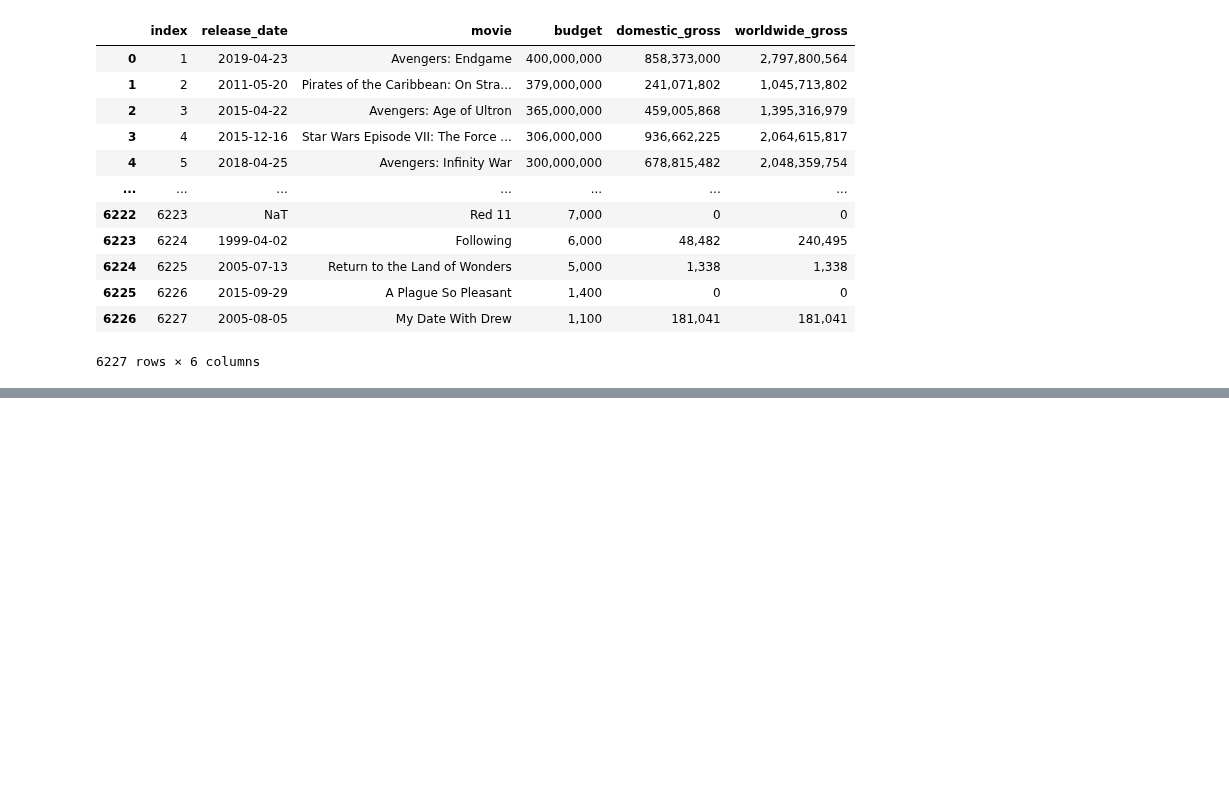
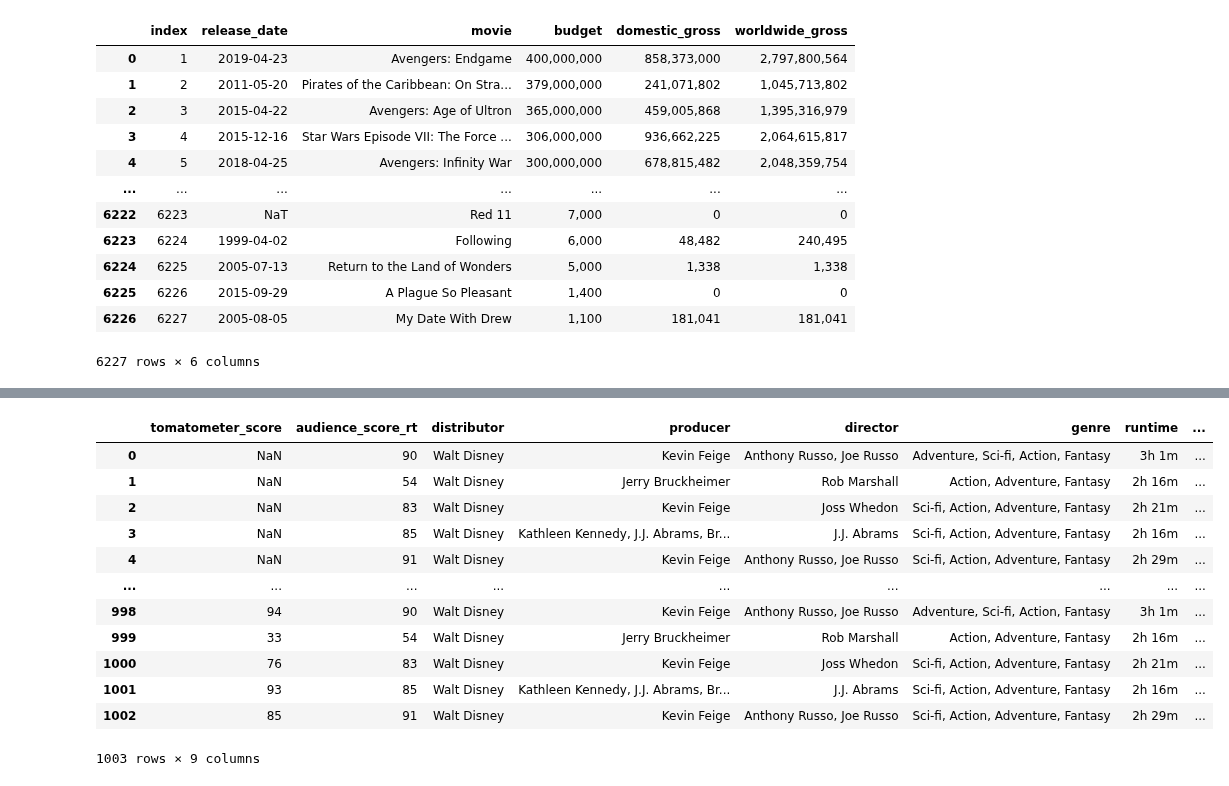
Before and after one commit to lmbauyeung/Final_Project, a Jupyter notebook: Web Scraping_Rotten Tomatoes.ipynb, the cells around one changed output, grey strips where cells are left out. Drawn from its saved outputs; the diff is of its cells as text; code cells hidden in the pictures; blank space fills up the shorter version.

```diff
--- a/Web Scraping_Rotten Tomatoes.ipynb
+++ b/Web Scraping_Rotten Tomatoes.ipynb
@@ -112,6 +142 @@ urls
  ...]
-# %%
-re = requests.get(urls[0])
-soup = BeautifulSoup(re.content, 'html.parser')
-x = soup.select('search-page-media-row a')[0].get('href')
-x
@@ -120,6 +142,0 @@ x
-# %%
-list_urls = []
-for u in range(0, 10):
-    re = requests.get(urls[u])
-    soup_search = BeautifulSoup(re.content, 'html.parser')
-    list_urls.append(soup_search.select('search-page-media-row a')[0].get('href'))
@@ -138,0 +153,10 @@ list_urls
+# %%
+tomatometer_score = []
+audience_score_rt = []
+distributor = []
+director = []
+producer = []
+genre = []
+runtime = []
+original_language = []
+MPA_Ratings = []
@@ -138,0 +265,19 @@ list_urls
+# %%
+df_try = pd.DataFrame(list(zip(tomatometer_score, audience_score_rt, distributor, producer, director, genre, runtime, original_language, MPA_Ratings)),
+               columns =['tomatometer_score', "audience_score_rt", "distributor", 'producer', "director", "genre", "runtime", "original_language", "MPA_Ratings"])
+# %%
+df_try
+# %% [output]
+|  | tomatometer_score | audience_score_rt | distributor | producer | director | genre | runtime | ... |
+| 0 | NaN | 90 | Walt Disney | Kevin Feige | Anthony Russo, Joe Russo | Adventure, Sci-fi, Action, Fantasy | 3h 1m | ... |
+| 1 | NaN | 54 | Walt Disney | Jerry Bruckheimer | Rob Marshall | Action, Adventure, Fantasy | 2h 16m | ... |
+| 2 | NaN | 83 | Walt Disney | Kevin Feige | Joss Whedon | Sci-fi, Action, Adventure, Fantasy | 2h 21m | ... |
+| 3 | NaN | 85 | Walt Disney | Kathleen Kennedy, J.J. Abrams, Br... | J.J. Abrams | Sci-fi, Action, Adventure, Fantasy | 2h 16m | ... |
+| 4 | NaN | 91 | Walt Disney | Kevin Feige | Anthony Russo, Joe Russo | Sci-fi, Action, Adventure, Fantasy | 2h 29m | ... |
+| ... | ... | ... | ... | ... | ... | ... | ... | ... |
+| 998 | 94 | 90 | Walt Disney | Kevin Feige | Anthony Russo, Joe Russo | Adventure, Sci-fi, Action, Fantasy | 3h 1m | ... |
+| 999 | 33 | 54 | Walt Disney | Jerry Bruckheimer | Rob Marshall | Action, Adventure, Fantasy | 2h 16m | ... |
+| 1000 | 76 | 83 | Walt Disney | Kevin Feige | Joss Whedon | Sci-fi, Action, Adventure, Fantasy | 2h 21m | ... |
+| 1001 | 93 | 85 | Walt Disney | Kathleen Kennedy, J.J. Abrams, Br... | J.J. Abrams | Sci-fi, Action, Adventure, Fantasy | 2h 16m | ... |
+| 1002 | 85 | 91 | Walt Disney | Kevin Feige | Anthony Russo, Joe Russo | Sci-fi, Action, Adventure, Fantasy | 2h 29m | ... |
+1003 rows × 9 columns
```
Also changed, not shown: parts of 13 cells of this notebook.
